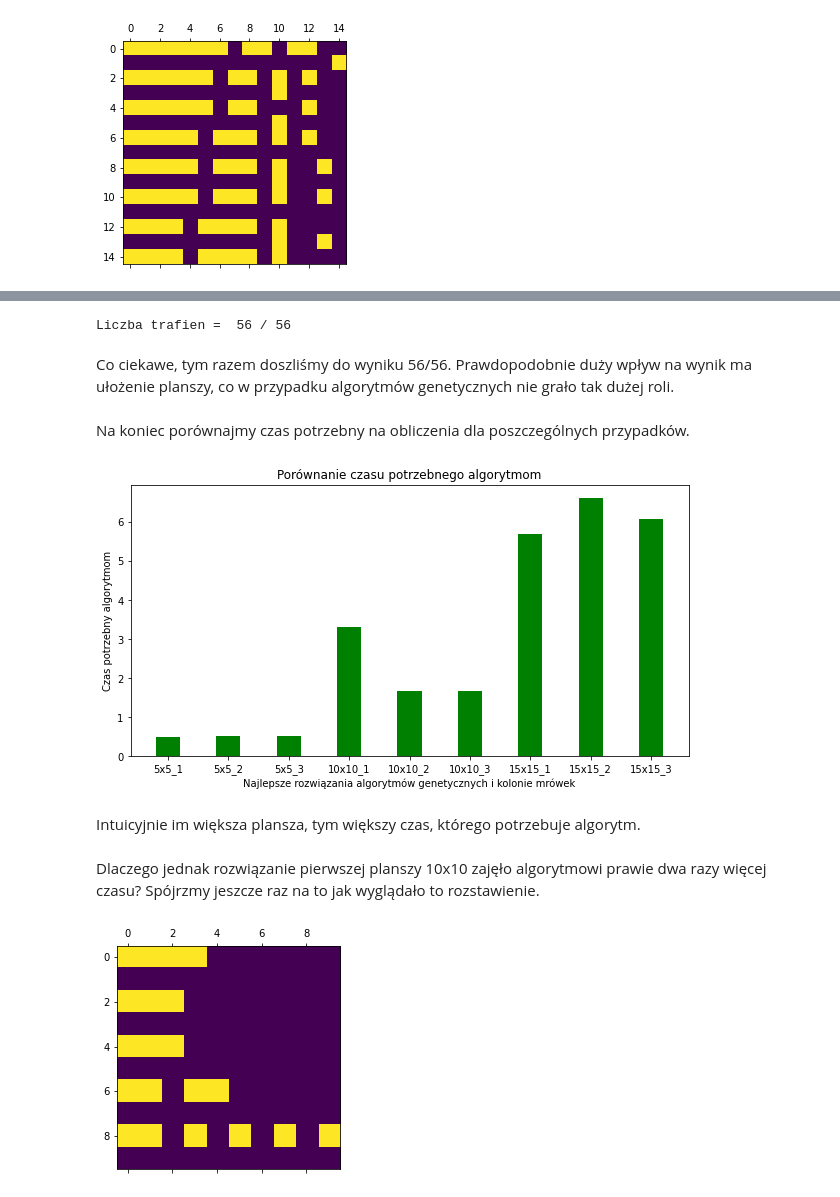
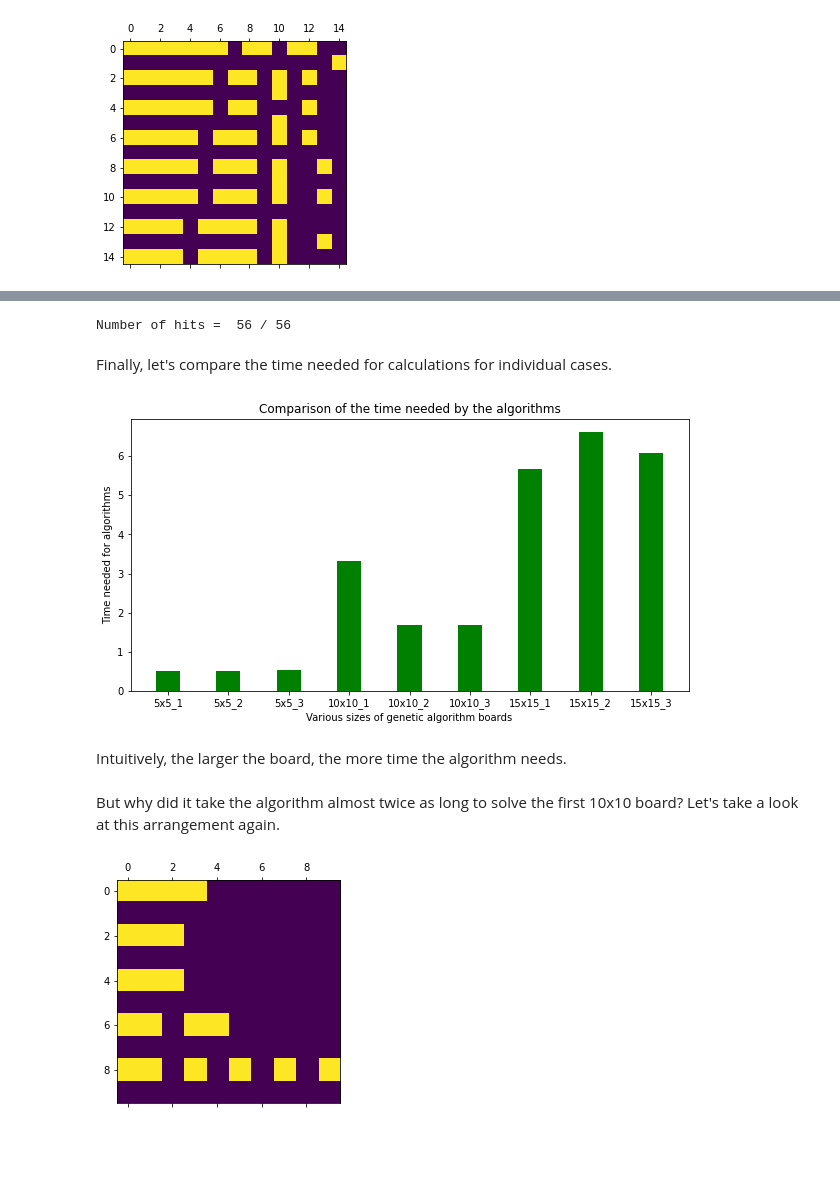
Before and after one commit to KSchlagowski/Battleship, a Jupyter notebook: GA Battleship Notebook.ipynb, the cells around one changed output, grey strips where cells are left out. Cells and saved outputs as stored; diff of their text form; code cells hidden in the pictures; blank space fills up the shorter version.

```diff
--- a/GA Battleship Notebook.ipynb
+++ b/GA Battleship Notebook.ipynb
@@ -920,37 +917,35 @@ for i in COORDS15x15_1:
     for j in optimal_nodes:
         if i == j:
             hits += 1
-print("Liczba trafien = ", hits, "/ 56")
+print("Number of hits = ", hits, "/ 56")
 # %% [output]
-Liczba trafien =  56 / 56
+Number of hits =  56 / 56
-# %% [markdown]
-Co ciekawe, tym razem doszliśmy do wyniku 56/56. Prawdopodobnie duży wpływ na wynik ma ułożenie planszy, co w przypadku algorytmów genetycznych nie grało tak dużej roli.
-# %% [markdown]
-Na koniec porównajmy czas potrzebny na obliczenia dla poszczególnych przypadków.
+# %% [markdown]
+Finally, let's compare the time needed for calculations for individual cases.
 # %%
 data = {'5x5_1': 0.5070, '5x5_2': 0.5131, '5x5_3': 0.5287,
         '10x10_1': 3.3107, '10x10_2': 1.6774, '10x10_3': 1.6736,
         '15x15_1': 5.6761, '15x15_2': 6.6170, '15x15_3': 6.0706,
         }
 courses = list(data.keys())
 values = list(data.values())
 
 fig = plt.figure(figsize = (10, 5))
 
 # creating the bar plot
 plt.bar(courses, values, color ='green',
         width = 0.4)
 
-plt.xlabel("Najlepsze rozwiązania algorytmów genetycznych i kolonie mrówek")
-plt.ylabel("Czas potrzebny algorytmom")
-plt.title("Porównanie czasu potrzebnego algorytmom")
+plt.xlabel("Various sizes of genetic algorithm boards")
+plt.ylabel("Time needed for algorithms")
+plt.title("Comparison of the time needed by the algorithms")
 plt.show()
 # %% [output]
-[figure, old version]
+[figure, new version]
-# %% [markdown]
-Intuicyjnie im większa plansza, tym większy czas, którego potrzebuje algorytm.
-# %% [markdown]
-Dlaczego jednak rozwiązanie pierwszej planszy 10x10 zajęło algorytmowi prawie dwa razy więcej czasu? Spójrzmy jeszcze raz na to jak wyglądało to rozstawienie.
+# %% [markdown]
+Intuitively, the larger the board, the more time the algorithm needs.
+# %% [markdown]
+But why did it take the algorithm almost twice as long to solve the first 10x10 board? Let's take a look at this arrangement again.
 # %%
 target_board = np.array([[1,1,1,1,0,0,0,0,0,0],
                             [0,0,0,0,0,0,0,0,0,0],
```
Also changed, not shown: parts of 110 cells of this notebook.
